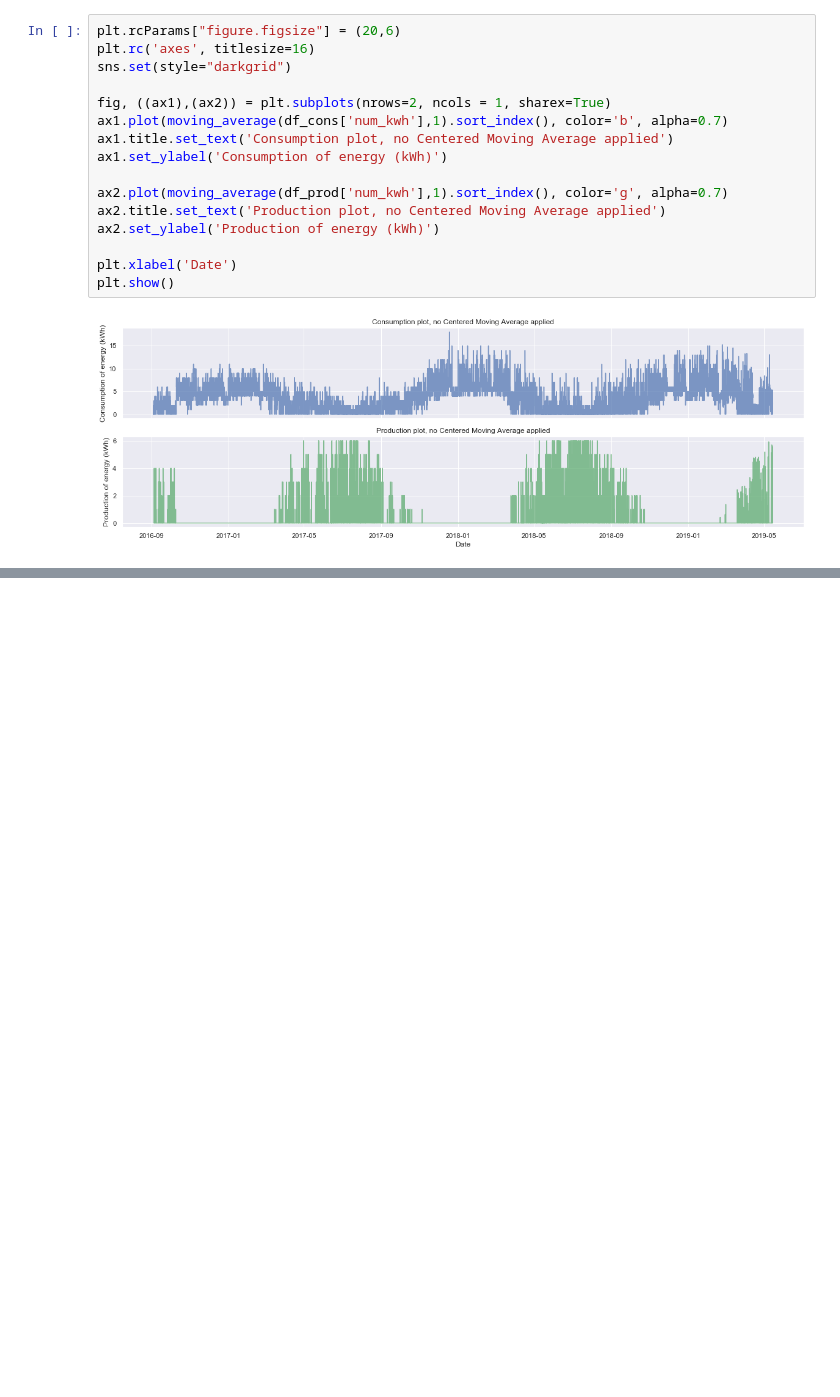
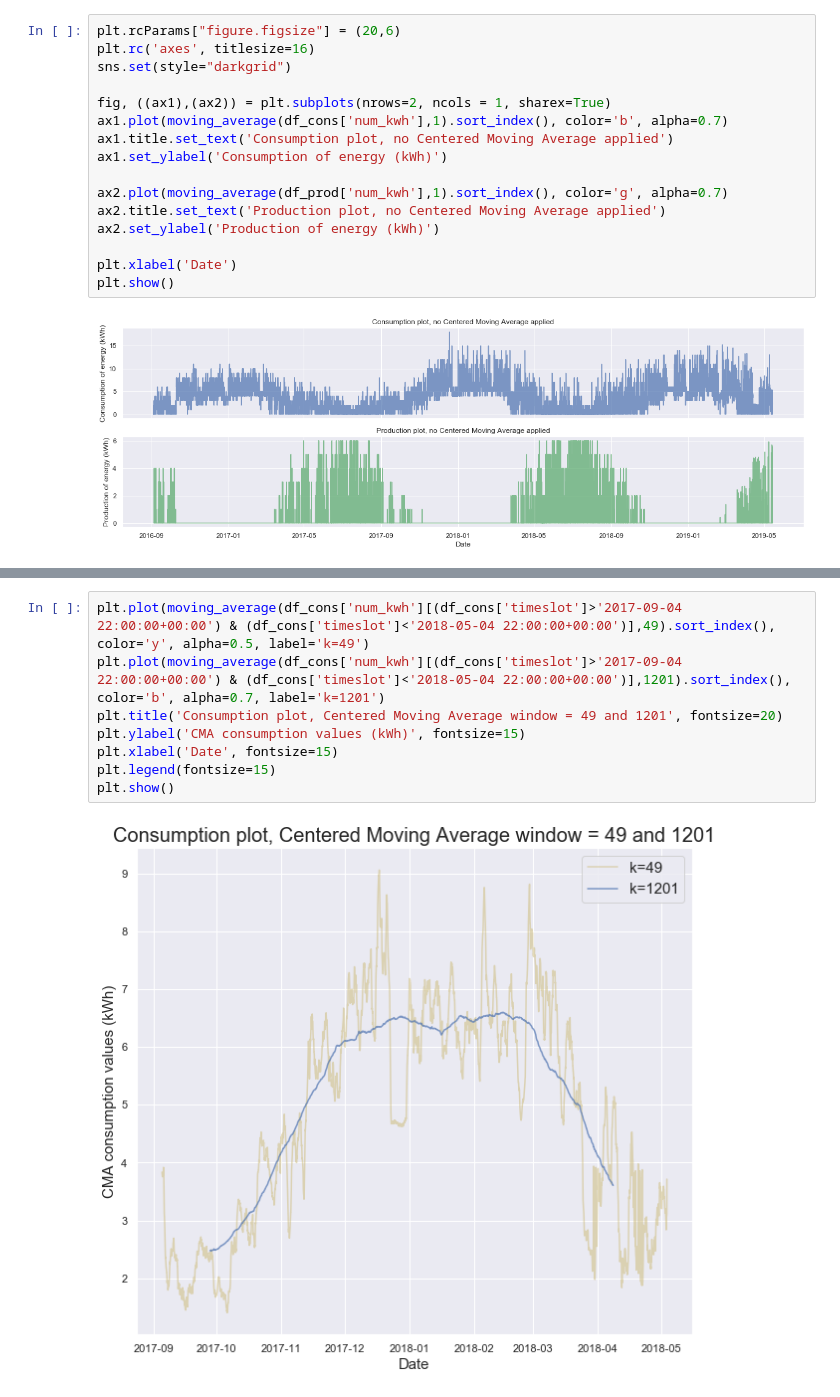
Before and after one commit to 4ug-aug/Otovo-OptimalControl, a Jupyter notebook: Smoothing.ipynb, the cells around one changed output, grey strips where cells are left out. Drawn from its saved outputs; the diff is of its cells as text; blank space fills up the shorter version.

```diff
--- a/Smoothing.ipynb
+++ b/Smoothing.ipynb
@@ -167,0 +185,10 @@ NameError: name 'moving_average' is not defined
+# %%
+plt.plot(moving_average(df_cons['num_kwh'][(df_cons['timeslot']>'2017-09-04 22:00:00+00:00') & (df_cons['timeslot']<'2018-05-04 22:00:00+00:00')],49).sort_index(), color='y', alpha=0.5, label='k=49')
+plt.plot(moving_average(df_cons['num_kwh'][(df_cons['timeslot']>'2017-09-04 22:00:00+00:00') & (df_cons['timeslot']<'2018-05-04 22:00:00+00:00')],1201).sort_index(), color='b', alpha=0.7, label='k=1201')
+plt.title('Consumption plot, Centered Moving Average window = 49 and 1201', fontsize=20)
+plt.ylabel('CMA consumption values (kWh)', fontsize=15)
+plt.xlabel('Date', fontsize=15)
+plt.legend(fontsize=15)
+plt.show()
+# %% [output]
+[figure, added]
```
Also changed, not shown: parts of 14 cells of this notebook.
